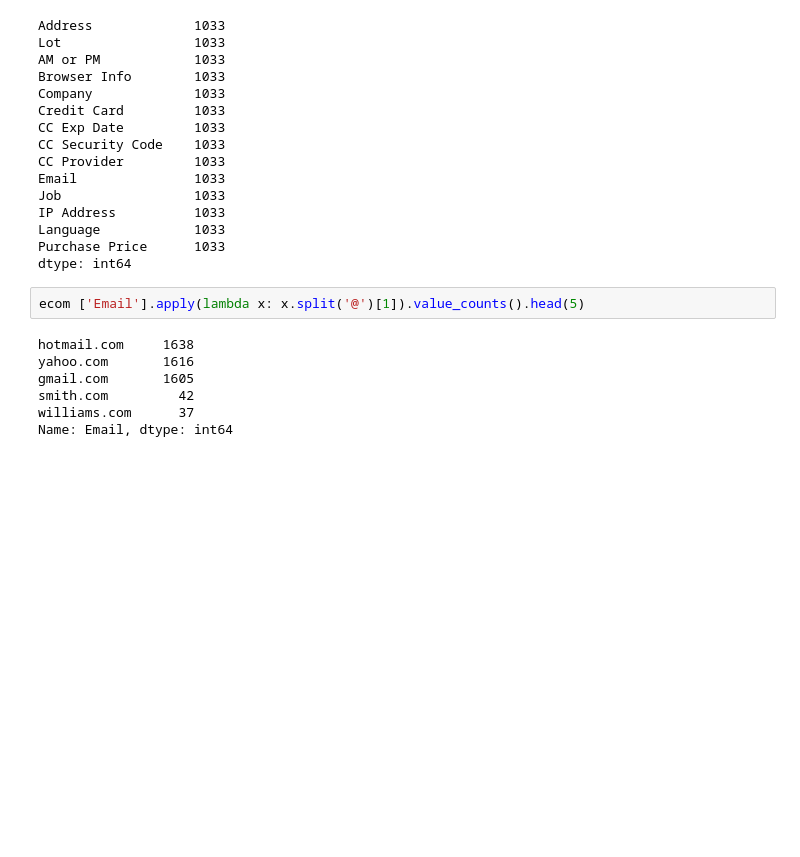
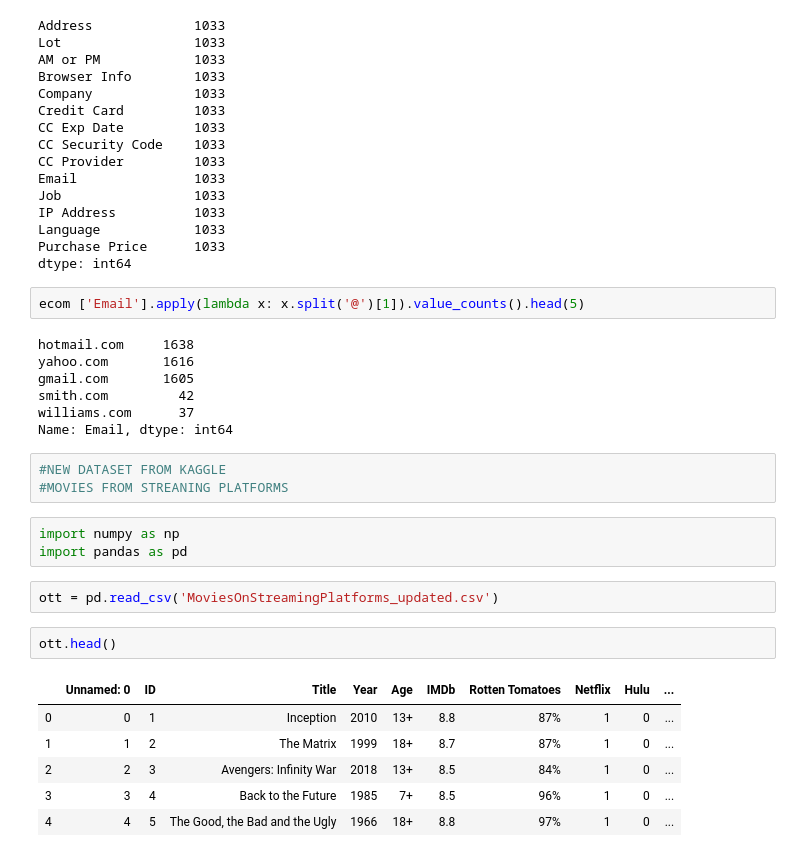
Before and after one commit to Sojiknight/PyDatSciStuds, a Jupyter notebook: Untitled10.ipynb, the cells around one changed output. Saved outputs shown, nothing was run; the diff lists cells and outputs as text; blank space fills up the shorter version.

```diff
--- a/Untitled10.ipynb
+++ b/Untitled10.ipynb
@@ -2424,3 +2424,20 @@ gmail.com       1605
 smith.com         42
 williams.com      37
 Name: Email, dtype: int64
+# %%
+#NEW DATASET FROM KAGGLE
+#MOVIES FROM STREANING PLATFORMS
+# %%
+import numpy as np
+import pandas as pd
+# %%
+ott = pd.read_csv('MoviesOnStreamingPlatforms_updated.csv')
+# %%
+ott.head()
+# %% [output]
+|  | Unnamed: 0 | ID | Title | Year | Age | IMDb | Rotten Tomatoes | Netflix | Hulu | ... |
+| 0 | 0 | 1 | Inception | 2010 | 13+ | 8.8 | 87% | 1 | 0 | ... |
+| 1 | 1 | 2 | The Matrix | 1999 | 18+ | 8.7 | 87% | 1 | 0 | ... |
+| 2 | 2 | 3 | Avengers: Infinity War | 2018 | 13+ | 8.5 | 84% | 1 | 0 | ... |
+| 3 | 3 | 4 | Back to the Future | 1985 | 7+ | 8.5 | 96% | 1 | 0 | ... |
+| 4 | 4 | 5 | The Good, the Bad and the Ugly | 1966 | 18+ | 8.8 | 97% | 1 | 0 | ... |
```
Also changed, not shown: parts of 32 cells of this notebook.
